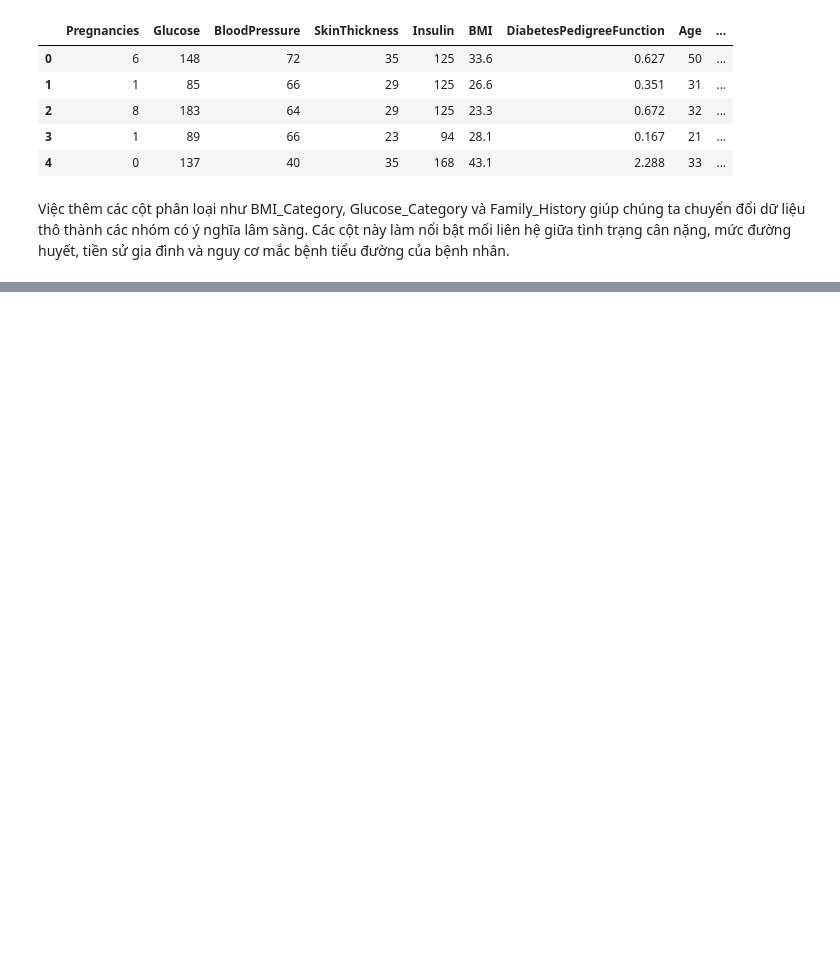
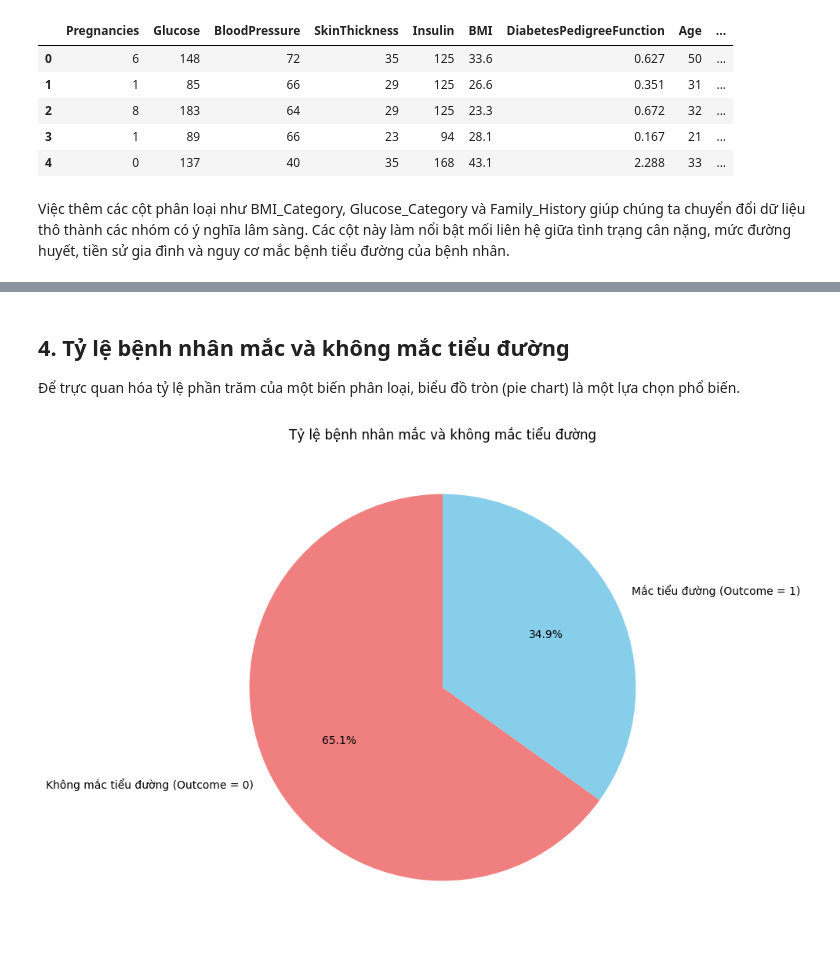
Before and after one commit to Mint0511/PTDL-25-26, a Jupyter notebook: hiep_3122410110_diabetes.ipynb, the cells around one changed output, grey strips where cells are left out. Drawn from its saved outputs; the diff is of its cells as text; code cells hidden in the pictures; blank space fills up the shorter version.

```diff
--- a/hiep_3122410110_diabetes.ipynb
+++ b/hiep_3122410110_diabetes.ipynb
@@ -369,0 +440,15 @@ Việc thêm các cột phân loại như BMI_Category, Glucose_Category và Fam
+# %% [markdown]
+## 4. Tỷ lệ bệnh nhân mắc và không mắc tiểu đường
+
+Để trực quan hóa tỷ lệ phần trăm của một biến phân loại, biểu đồ tròn (pie chart) là một lựa chọn phổ biến.
+# %%
+# Đếm số lượng bệnh nhân theo Outcome và đổi tên nhãn
+outcome_counts = df1['Outcome'].value_counts()
+outcome_labels = ['Không mắc tiểu đường (Outcome = 0)', 'Mắc tiểu đường (Outcome = 1)']
+
+plt.figure(figsize=(8, 8))
+plt.pie(outcome_counts, labels=outcome_labels, autopct='%1.1f%%', startangle=90, colors=['lightcoral', 'skyblue'])
+plt.title('Tỷ lệ bệnh nhân mắc và không mắc tiểu đường')
+plt.show()
+# %% [output]
+[figure, added]
```
Also changed, not shown: parts of 17 cells of this notebook.
